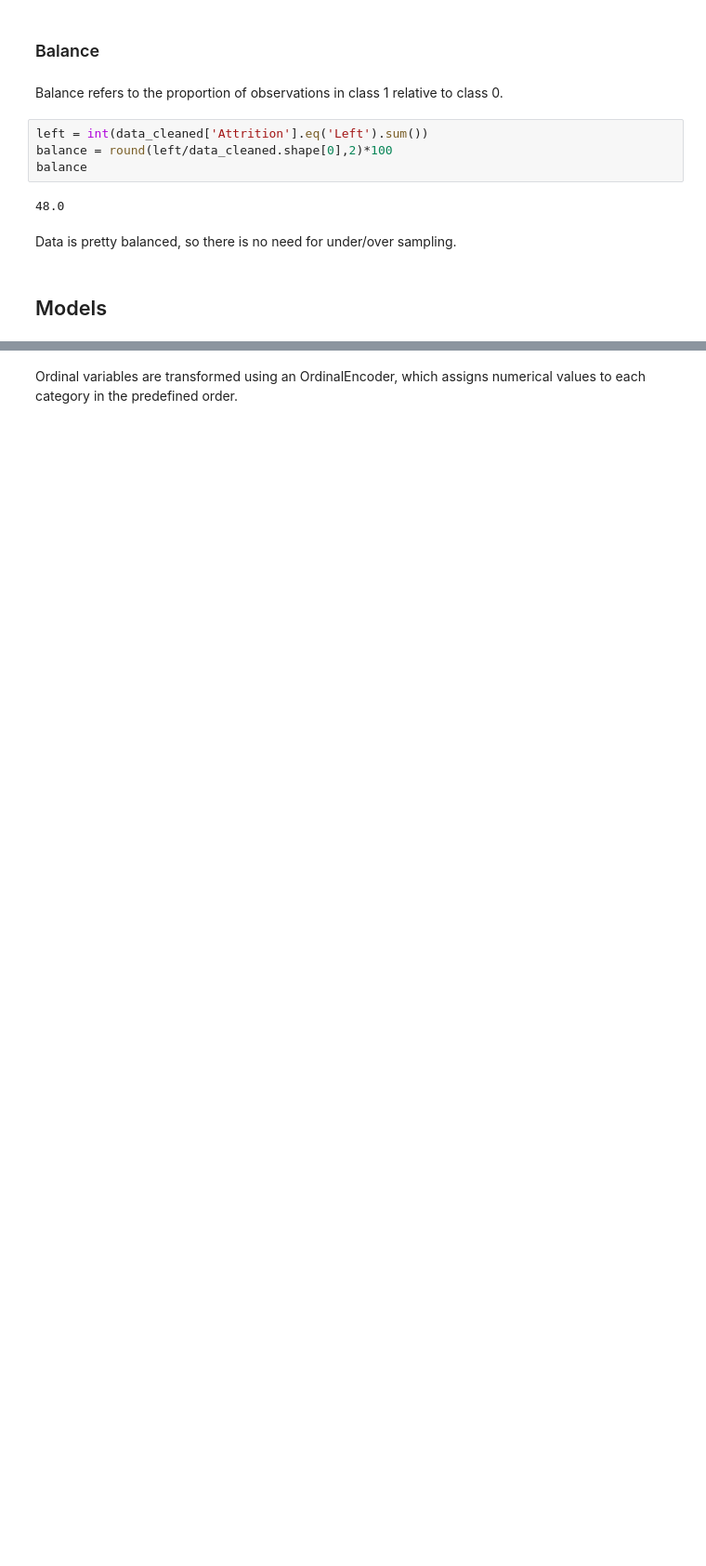
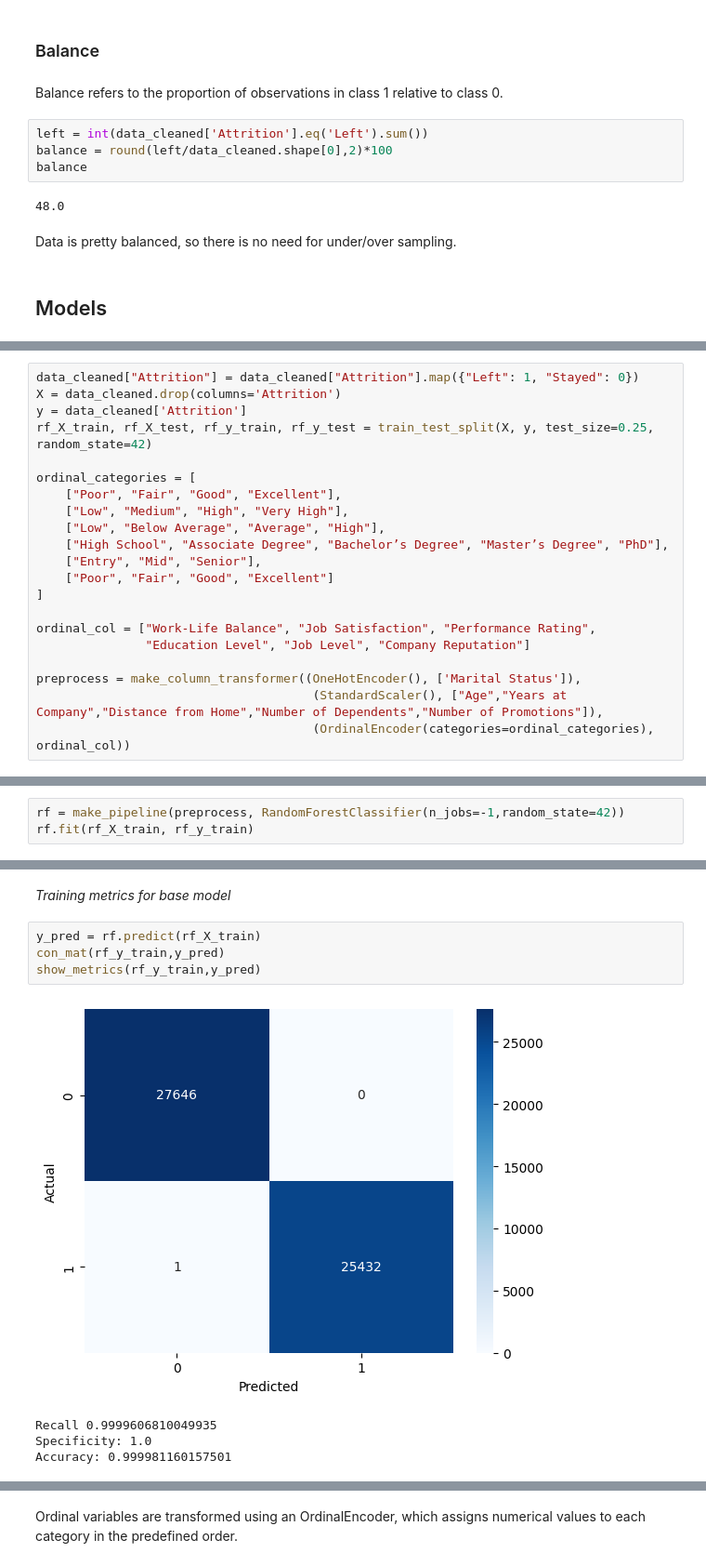
Before and after one commit to Mate0ff/Employee_Attrition_Classification, a Jupyter notebook: projekt.ipynb, the cells around one changed output, grey strips where cells are left out. Shown at 93% size. Drawn from its saved outputs; the diff is of its cells as text; blank space fills up the shorter version.

```diff
--- a/projekt.ipynb
+++ b/projekt.ipynb
@@ -436,0 +446,21 @@ Data is pretty balanced, so there is no need for under/over sampling.
+# %%
+data_cleaned["Attrition"] = data_cleaned["Attrition"].map({"Left": 1, "Stayed": 0})
+X = data_cleaned.drop(columns='Attrition')
+y = data_cleaned['Attrition']
+rf_X_train, rf_X_test, rf_y_train, rf_y_test = train_test_split(X, y, test_size=0.25, random_state=42)
+
+ordinal_categories = [
+    ["Poor", "Fair", "Good", "Excellent"],
+    ["Low", "Medium", "High", "Very High"],
+    ["Low", "Below Average", "Average", "High"],
+    ["High School", "Associate Degree", "Bachelor’s Degree", "Master’s Degree", "PhD"],
+    ["Entry", "Mid", "Senior"],
+    ["Poor", "Fair", "Good", "Excellent"]
+]
+
+ordinal_col = ["Work-Life Balance", "Job Satisfaction", "Performance Rating",
+               "Education Level", "Job Level", "Company Reputation"]
+
+preprocess = make_column_transformer((OneHotEncoder(), ['Marital Status']),
+                                      (StandardScaler(), ["Age","Years at Company","Distance from Home","Number of Dependents","Number of Promotions"]),
+                                      (OrdinalEncoder(categories=ordinal_categories), ordinal_col))
@@ -436,0 +483,3 @@ Data is pretty balanced, so there is no need for under/over sampling.
+# %%
+rf = make_pipeline(preprocess, RandomForestClassifier(n_jobs=-1,random_state=42))
+rf.fit(rf_X_train, rf_y_train)
@@ -436,0 +504,11 @@ Data is pretty balanced, so there is no need for under/over sampling.
+# %% [markdown]
+*Training metrics for base model*
+# %%
+y_pred = rf.predict(rf_X_train)
+con_mat(rf_y_train,y_pred)
+show_metrics(rf_y_train,y_pred)
+# %% [output]
+[figure, added]
+Recall 0.9999606810049935
+Specificity: 1.0
+Accuracy: 0.999981160157501
```
Also changed, not shown: parts of 73 cells of this notebook.
